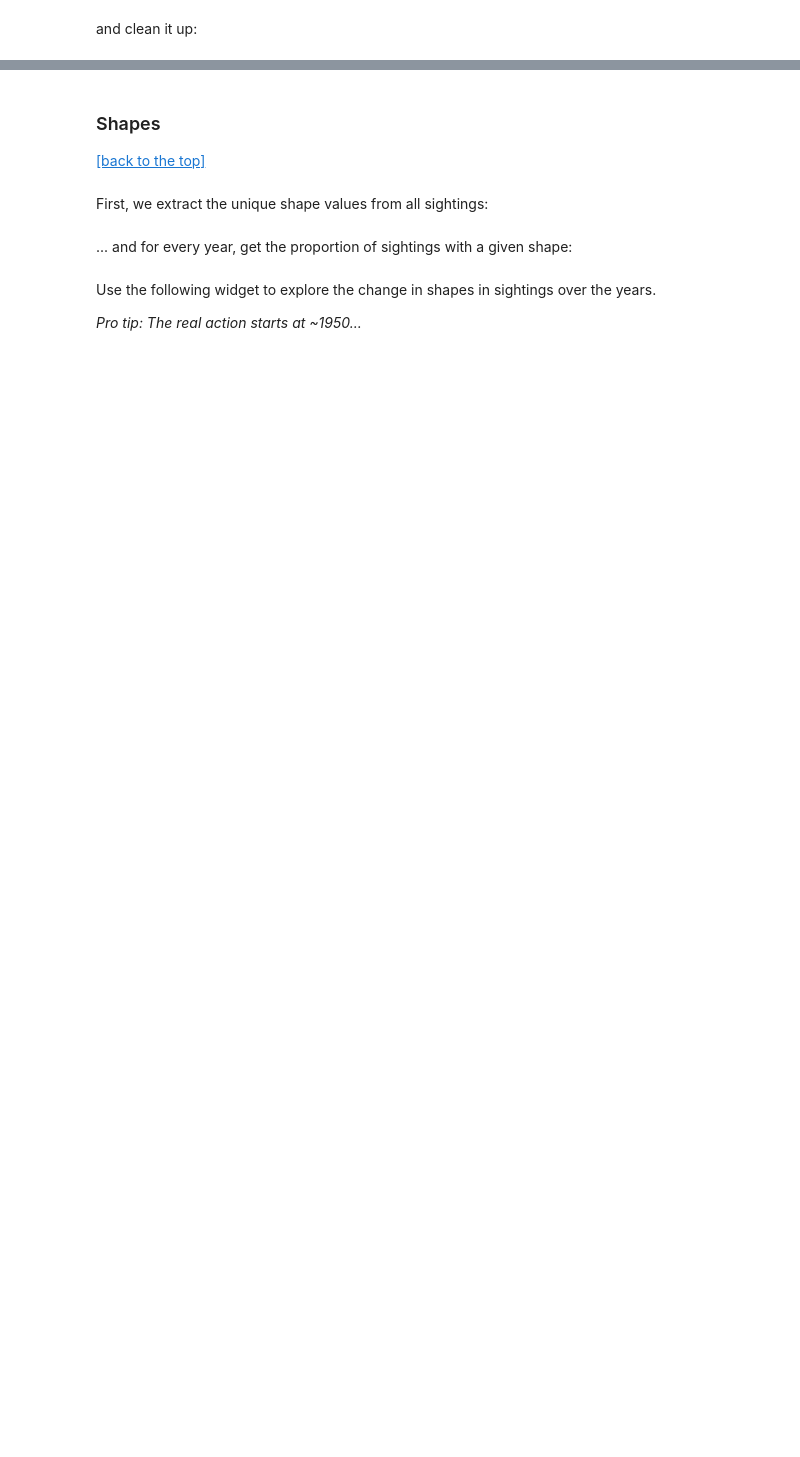
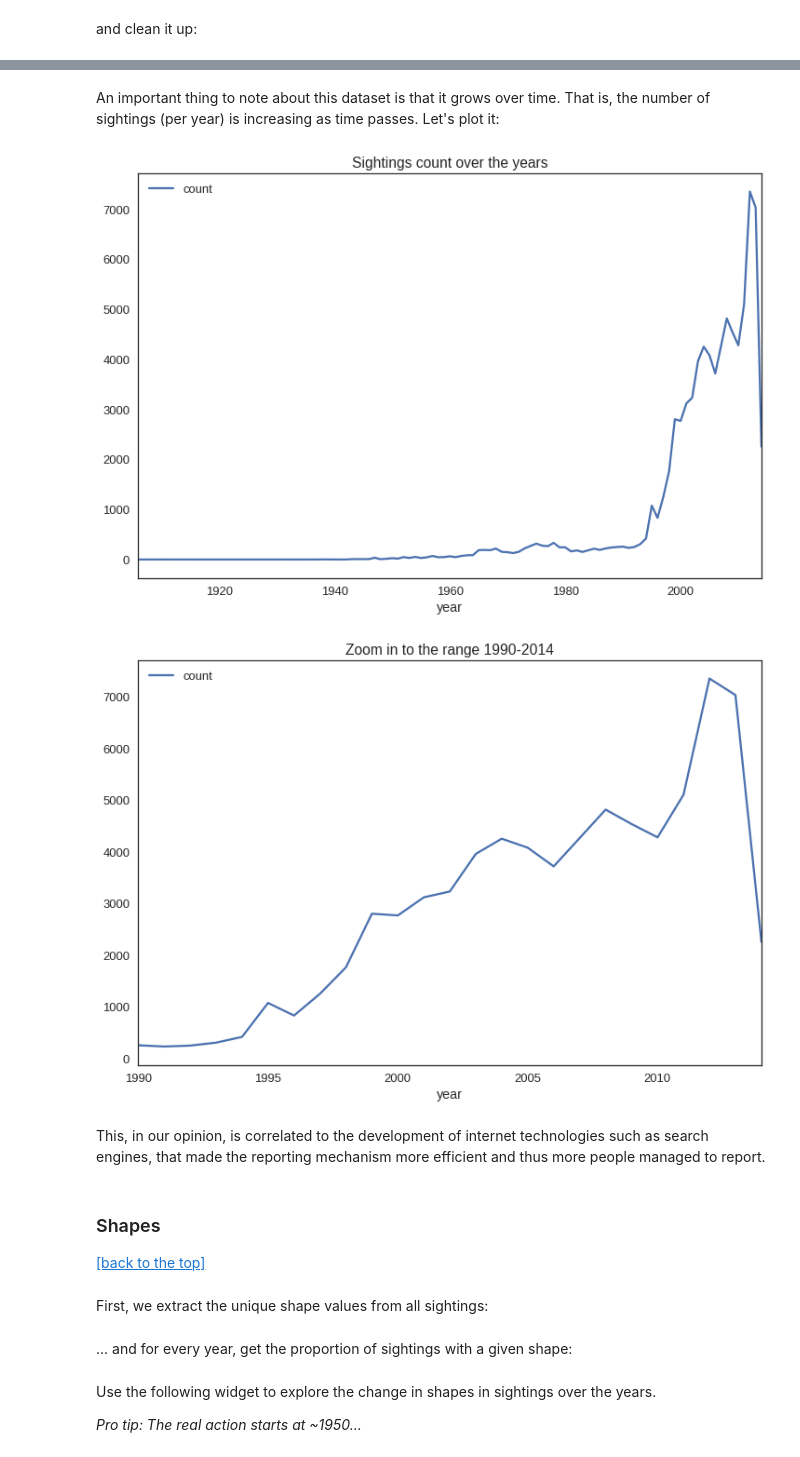
Before and after one commit to shahamran/needle, a Jupyter notebook: Aliens.ipynb, the cells around one changed output, grey strips where cells are left out. Cells and saved outputs as stored; diff of their text form; code cells hidden in the pictures; blank space fills up the shorter version.

```diff
--- a/Aliens.ipynb
+++ b/Aliens.ipynb
@@ -118,3 +149,21 @@ Done!
+# %% [markdown]
+An important thing to note about this dataset is that it grows over time. That is, the number of sightings (per year) is increasing as time passes. Let's plot it:
+# %%
+count = data[YEAR].value_counts()
+count.name = COUNT
+count.reset_index().sort_values(by='index').plot(x='index', y=COUNT);
+plt.xlabel(YEAR);
+plt.title('Sightings count over the years');
+
+interesting_years = [year for year in range(1990, 2015)]
+count.loc[interesting_years].reset_index().plot(x='index', y=COUNT);
+plt.xlabel(YEAR);
+plt.title('Zoom in to the range 1990-2014');
+# %% [output]
+[figure, added]
+[figure, added]
+# %% [markdown]
+This, in our opinion, is correlated to the development of internet technologies such as search engines, that made the reporting mechanism more efficient and thus more people managed to report.
 # %% [markdown]
 ### Shapes
 
```
Also changed, not shown: parts of 6 cells of this notebook.
